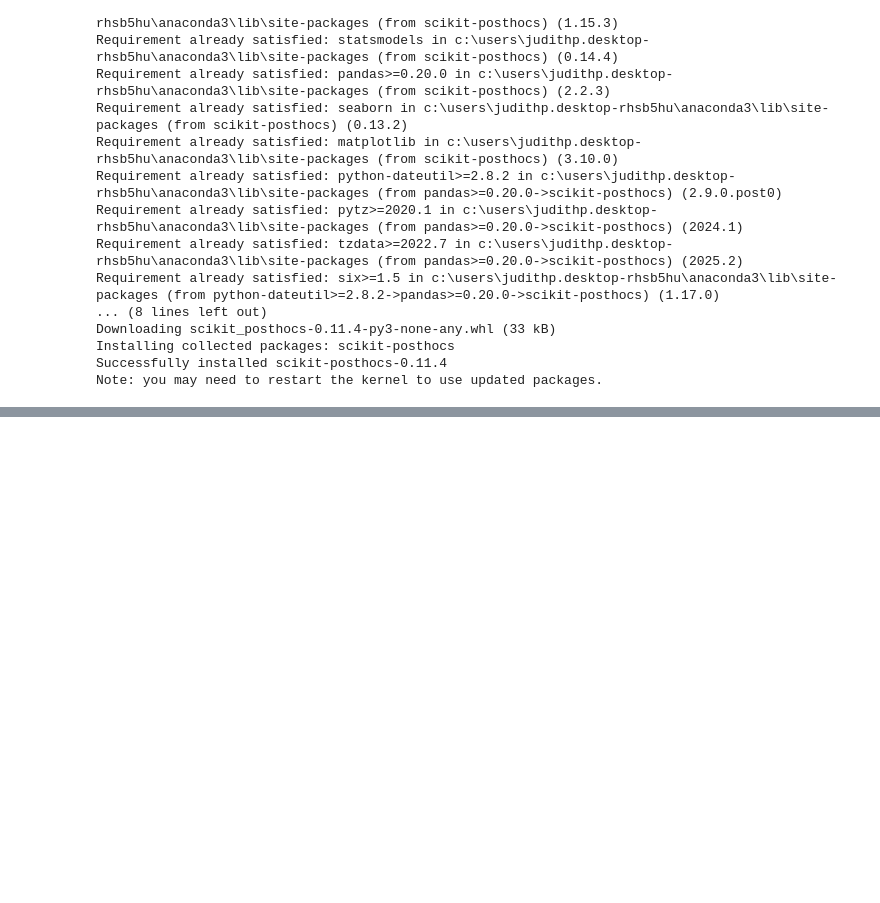
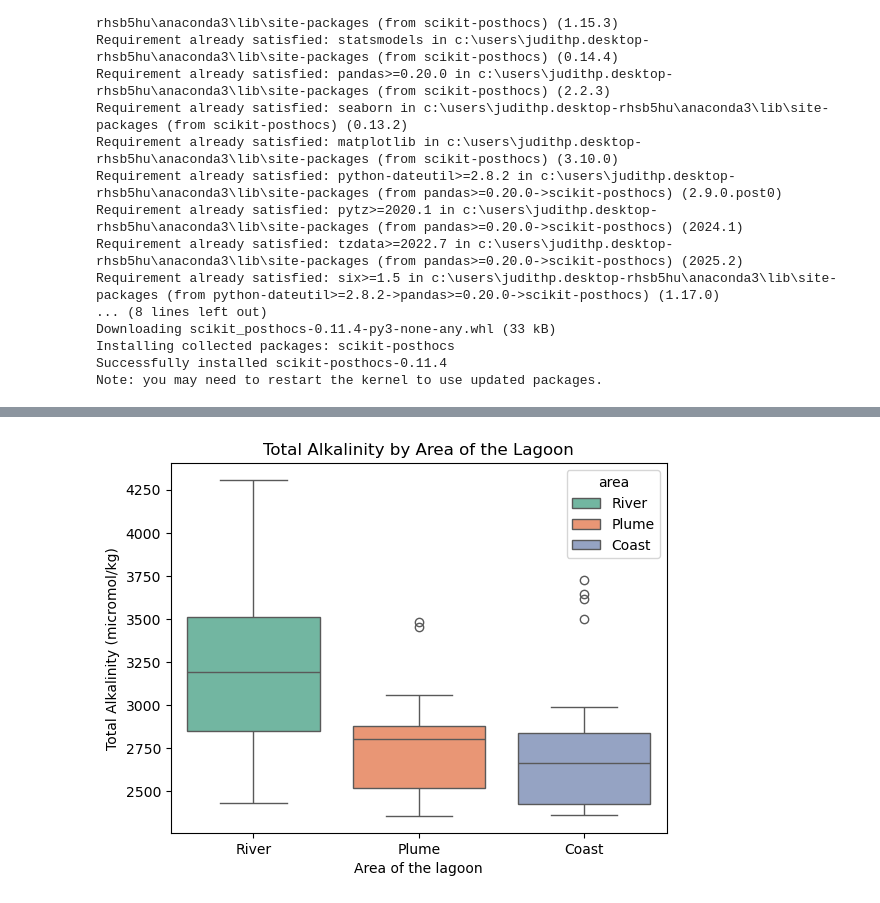
Before and after one commit to jpoh2/modelab-jp, a Jupyter notebook: 10_Kruskal-Wallis_test.ipynb, the cells around one changed output, grey strips where cells are left out. Drawn from its saved outputs; the diff is of its cells as text; code cells hidden in the pictures; blank space fills up the shorter version.

Commit message:
boxplot of "Total Alkalinity by Area of the Lagoon"

```diff
--- a/10_Kruskal-Wallis_test.ipynb
+++ b/10_Kruskal-Wallis_test.ipynb
@@ -77,0 +90,13 @@ def dunn_posthoc(data, group_col, value_col, p_adjust='bonferroni'):
+# %%
+
+# Plot ta values for each area of the lagoon using seaborn
+import seaborn as sns
+import matplotlib.pyplot as plt
+
+sns.boxplot(x='area', y='ta_micromol_kg', data=terminos_df, palette="Set2", hue= "area", legend=True) #Cada que se use el ARGUMENTO palette, se debe especificar el ARGUMENTO hue y agregar legend=False si no quieres mostrar la leyenda. Así el color se asigna correctamente por categoría.
+plt.xlabel('Area of the lagoon')
+plt.ylabel('Total Alkalinity (micromol/kg)')
+plt.title('Total Alkalinity by Area of the Lagoon')
+plt.show()
+# %% [output]
+[figure, added]
```
Also changed, not shown: parts of 1 cell of this notebook.
